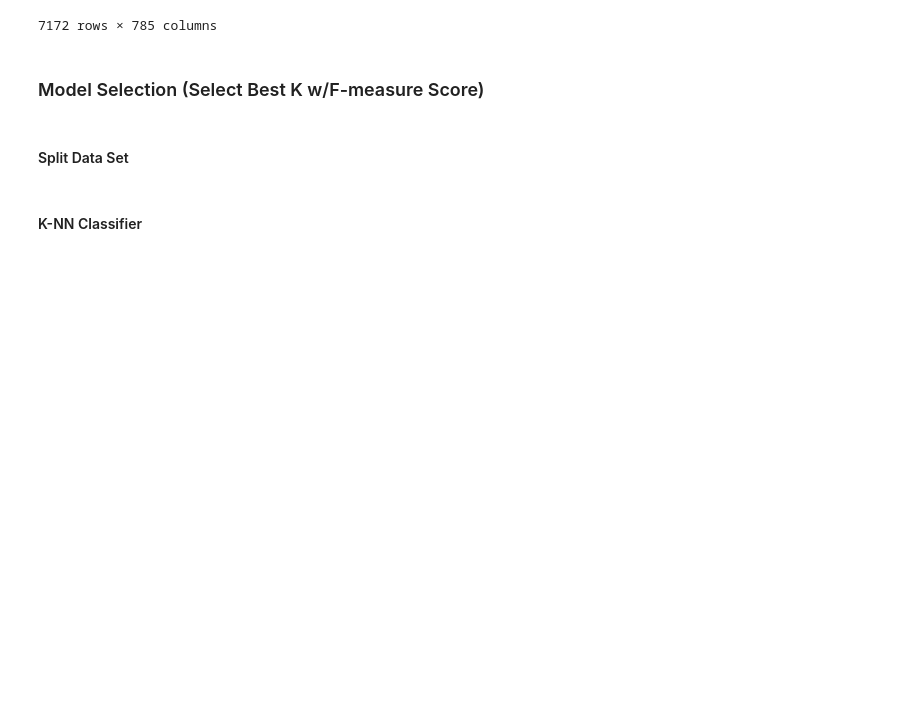
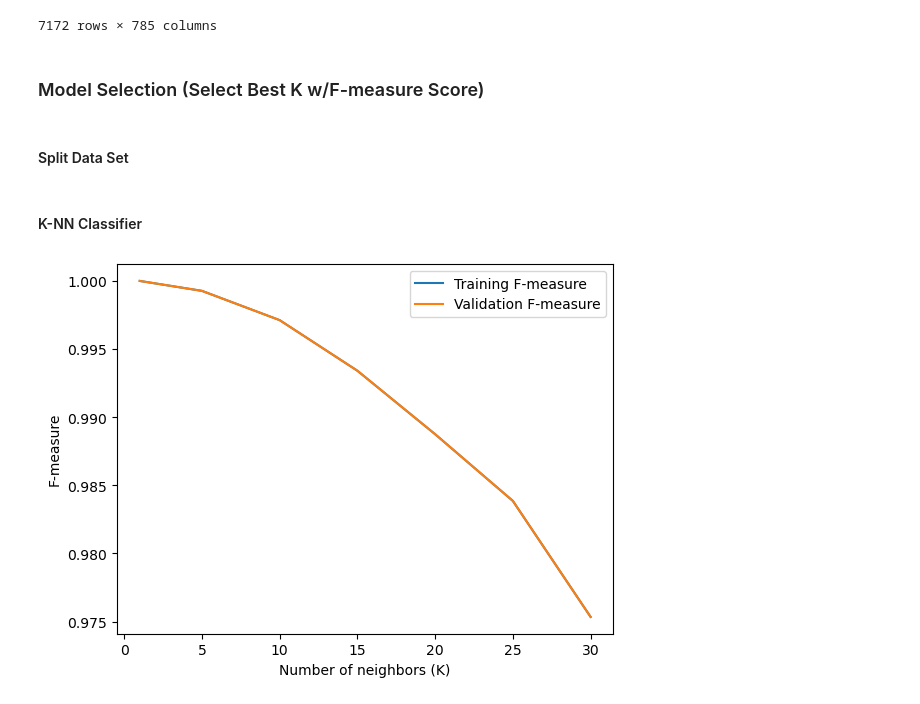
Before and after one commit to MatthewSharpOTU/CSCI4050U_FinalProject, a Jupyter notebook: k-nn/k-nn.ipynb, the cells around one changed output. Cells and saved outputs as stored; diff of their text form; code cells hidden in the pictures; blank space fills up the shorter version.

Commit message:
chore: create f-measure plot

```diff
--- a/k-nn/k-nn.ipynb
+++ b/k-nn/k-nn.ipynb
@@ -71,8 +71,11 @@ for i in range(len(num_neighbors)):
   trainF1[i] = f1_score(Y_train, Y_predTrain, average='weighted')
   valF1[i] = f1_score(Y_val, Y_predVal, average='weighted')
 # %%
-plt.plot(num_neighbors, trainF1)
-plt.plot(num_neighbors, valF1)
+plt.plot(num_neighbors, trainF1, label='Training F-measure')
+plt.plot(num_neighbors, valF1, label='Validation F-measure')
 plt.xlabel('Number of neighbors (K)')
 plt.ylabel('F-measure')
+plt.legend()
 plt.show()
+# %% [output]
+[figure, added]
```
